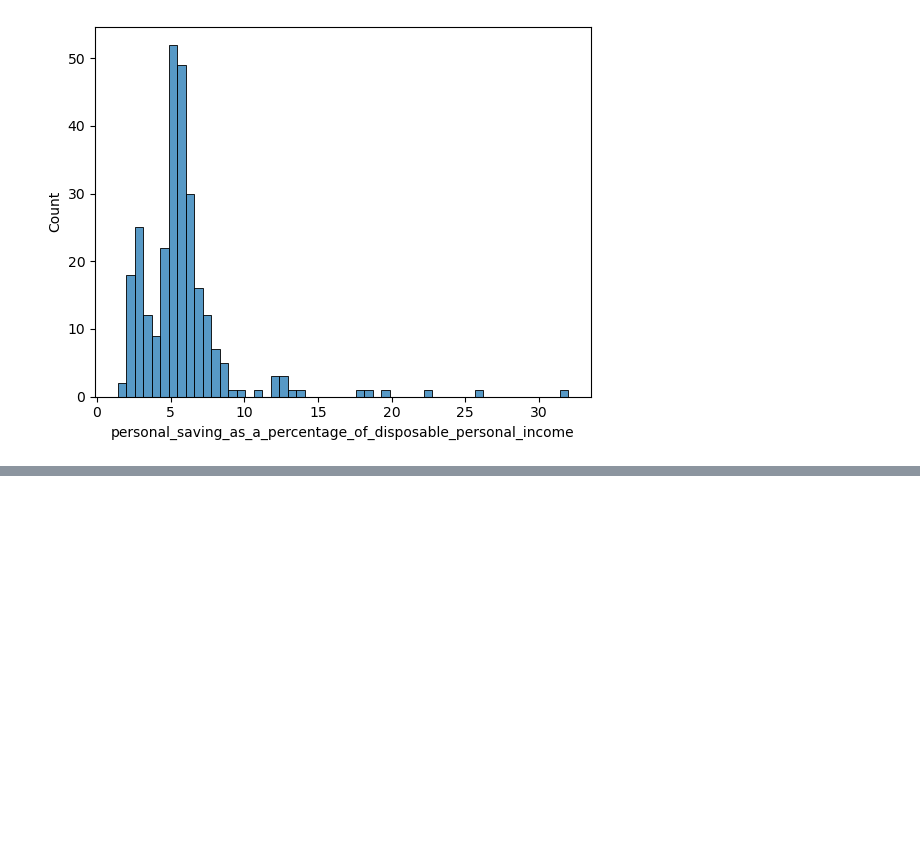
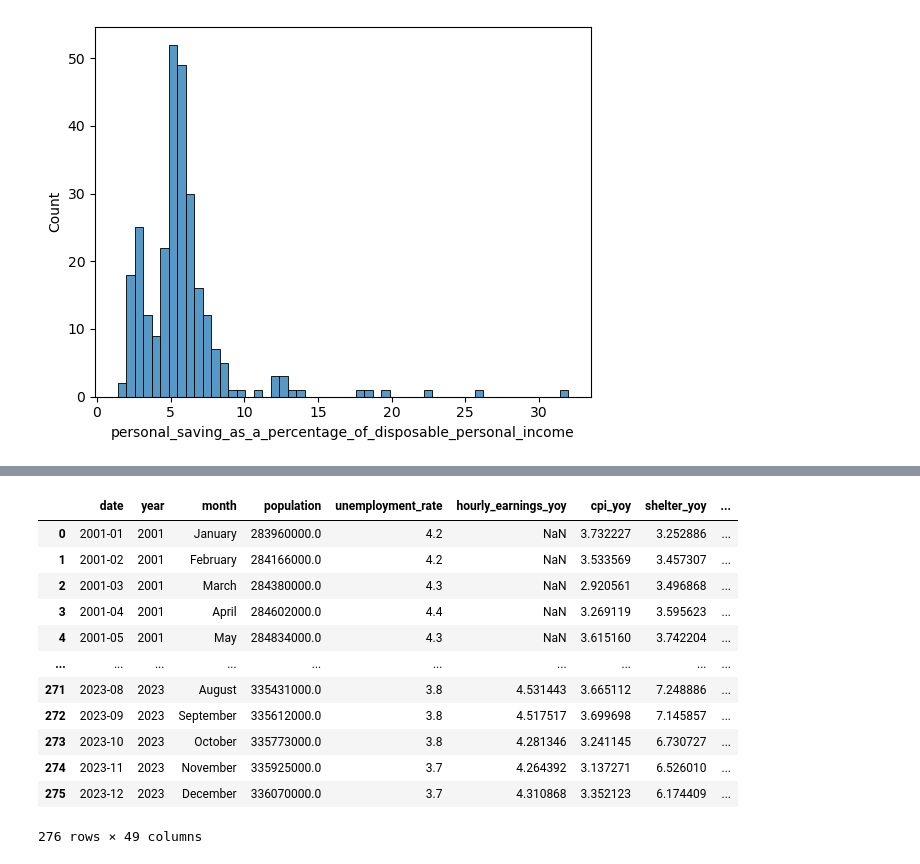
Before and after one commit to acdaniel864/time-series-credit-forecasting, a Jupyter notebook: EDA_U_Shelter_Energy_Food_Wages_SG.ipynb, the cells around one changed output, grey strips where cells are left out. Drawn from its saved outputs; the diff is of its cells as text; code cells hidden in the pictures; blank space fills up the shorter version.

```diff
--- a/EDA_U_Shelter_Energy_Food_Wages_SG.ipynb
+++ b/EDA_U_Shelter_Energy_Food_Wages_SG.ipynb
@@ -444,0 +580,20 @@ df_first_cut.head()
+# %%
+df_first_cut_1 = df_first_cut.copy()
+# %%
+df_first_cut_1['date'] = pd.to_datetime(df_first_cut_1['date']).dt.to_period('M')
+# %%
+df_first_cut_1
+# %% [output]
+|  | date | year | month | population | unemployment_rate | hourly_earnings_yoy | cpi_yoy | shelter_yoy | ... |
+| 0 | 2001-01 | 2001 | January | 283960000.0 | 4.2 | NaN | 3.732227 | 3.252886 | ... |
+| 1 | 2001-02 | 2001 | February | 284166000.0 | 4.2 | NaN | 3.533569 | 3.457307 | ... |
+| 2 | 2001-03 | 2001 | March | 284380000.0 | 4.3 | NaN | 2.920561 | 3.496868 | ... |
+| 3 | 2001-04 | 2001 | April | 284602000.0 | 4.4 | NaN | 3.269119 | 3.595623 | ... |
+| 4 | 2001-05 | 2001 | May | 284834000.0 | 4.3 | NaN | 3.615160 | 3.742204 | ... |
+| ... | ... | ... | ... | ... | ... | ... | ... | ... | ... |
+| 271 | 2023-08 | 2023 | August | 335431000.0 | 3.8 | 4.531443 | 3.665112 | 7.248886 | ... |
+| 272 | 2023-09 | 2023 | September | 335612000.0 | 3.8 | 4.517517 | 3.699698 | 7.145857 | ... |
+| 273 | 2023-10 | 2023 | October | 335773000.0 | 3.8 | 4.281346 | 3.241145 | 6.730727 | ... |
+| 274 | 2023-11 | 2023 | November | 335925000.0 | 3.7 | 4.264392 | 3.137271 | 6.526010 | ... |
+| 275 | 2023-12 | 2023 | December | 336070000.0 | 3.7 | 4.310868 | 3.352123 | 6.174409 | ... |
+276 rows × 49 columns
```
Also changed, not shown: parts of 65 cells of this notebook, 3 other files.
